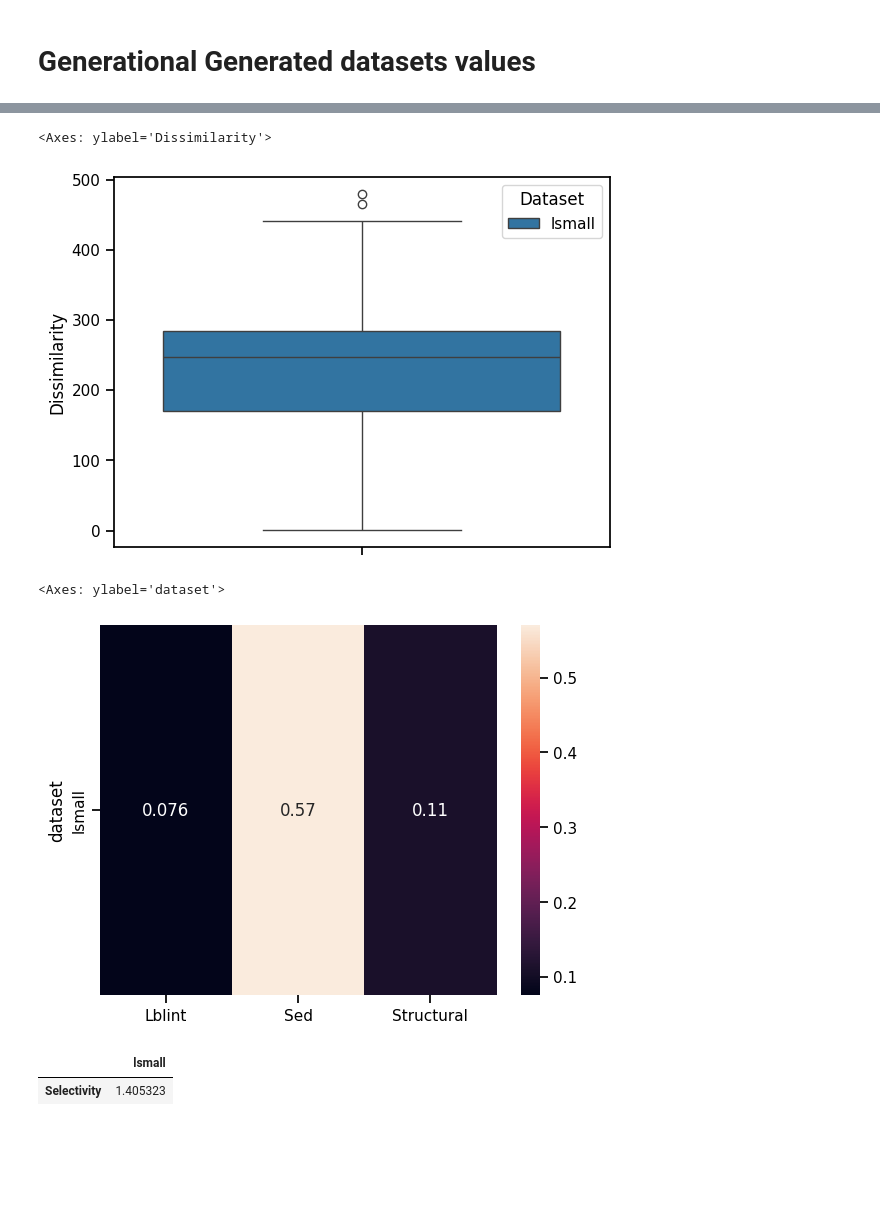
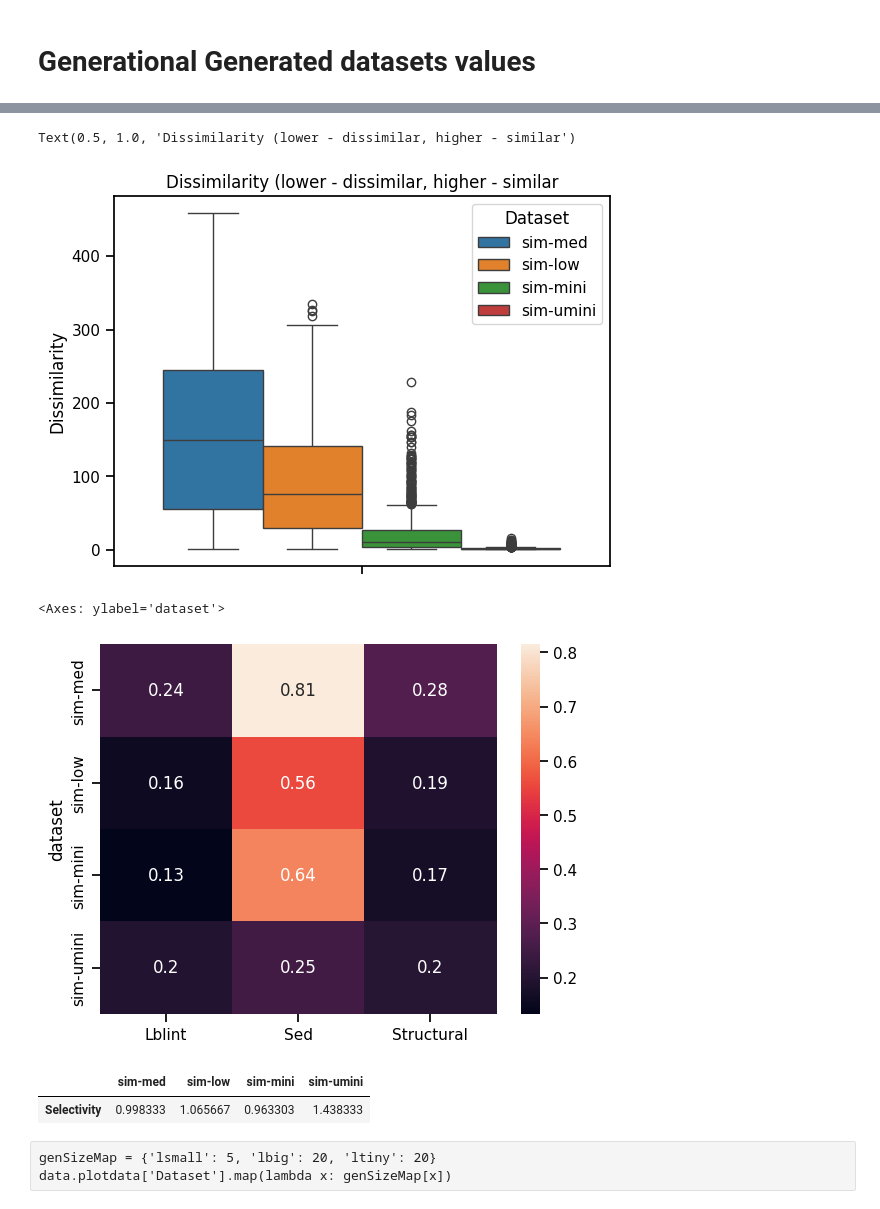
Before and after one commit to LukMRVC/tree-statistics, a Jupyter notebook: gen-datasets.ipynb, the cells around one changed output, grey strips where cells are left out. Saved outputs shown, nothing was run; the diff lists cells and outputs as text; code cells hidden in the pictures; blank space fills up the shorter version.

```diff
--- a/gen-datasets.ipynb
+++ b/gen-datasets.ipynb
@@ -905,7 +866,8 @@ data
 # %% [markdown]
 # Generational Generated datasets values
 # %%
-datasets = ['lsmall']
+datasets = ['sim-med', 'sim-low', 'sim-mini', 'sim-umini']
+# datasets = ['sim-med', 'sim-low']
 # %%
 from os.path import join
 def get_query_runtime_for_ds(basepath: str, ds: str):
@@ -1138,7 +1105,7 @@ def plot_timesdata(plot_timesdata: pd.DataFrame):
 # %%
 hue_color_palette = {'searching': sns.color_palette()[0], 'verification': sns.color_palette()[1]}
 # %%
-data: PlotData = get_plot_data_ds('resources/workloads/generational/generated-40-60/')
+data: PlotData = get_plot_data_ds('resources/workloads/generational/generated-20-40/')
 display(data.statistics)
 # %% [output]
 |  | Dataset | min_tree | max_tree | avg_tree | tree_count | avg_unique_labels_per_tree | avg_tree_distinct_labels | ... |
@@ -1151,16 +1142,20 @@ display(data.sdf)
 # %%
-sns.boxplot(data.dissimilarity, y="Dissimilarity", hue="Dataset")
+bxp = sns.boxplot(data.dissimilarity, y="Dissimilarity", hue="Dataset")
+bxp.set_title('Dissimilarity (lower - dissimilar, higher - similar')
 # %% [output]
-<Axes: ylabel='Dissimilarity'>
+Text(0.5, 1.0, 'Dissimilarity (lower - dissimilar, higher - similar')
-[figure, old version]
+[figure, new version]
 # %%
 plot_precision(data.pdf)
 # %% [output]
 <Axes: ylabel='dataset'>
-[figure, old version]
+[figure, new version]
 # %%
 data.sdf
 # %% [output]
-|  | lsmall |
-| Selectivity | 1.405323 |
+|  | sim-med | sim-low | sim-mini | sim-umini |
+| Selectivity | 0.998333 | 1.065667 | 0.963303 | 1.438333 |
+# %% [raw]
+genSizeMap = {'lsmall': 5, 'lbig': 20, 'ltiny': 20}
+data.plotdata['Dataset'].map(lambda x: genSizeMap[x])
 # %%
```
Also changed, not shown: parts of 34 cells of this notebook, 5 other files.
